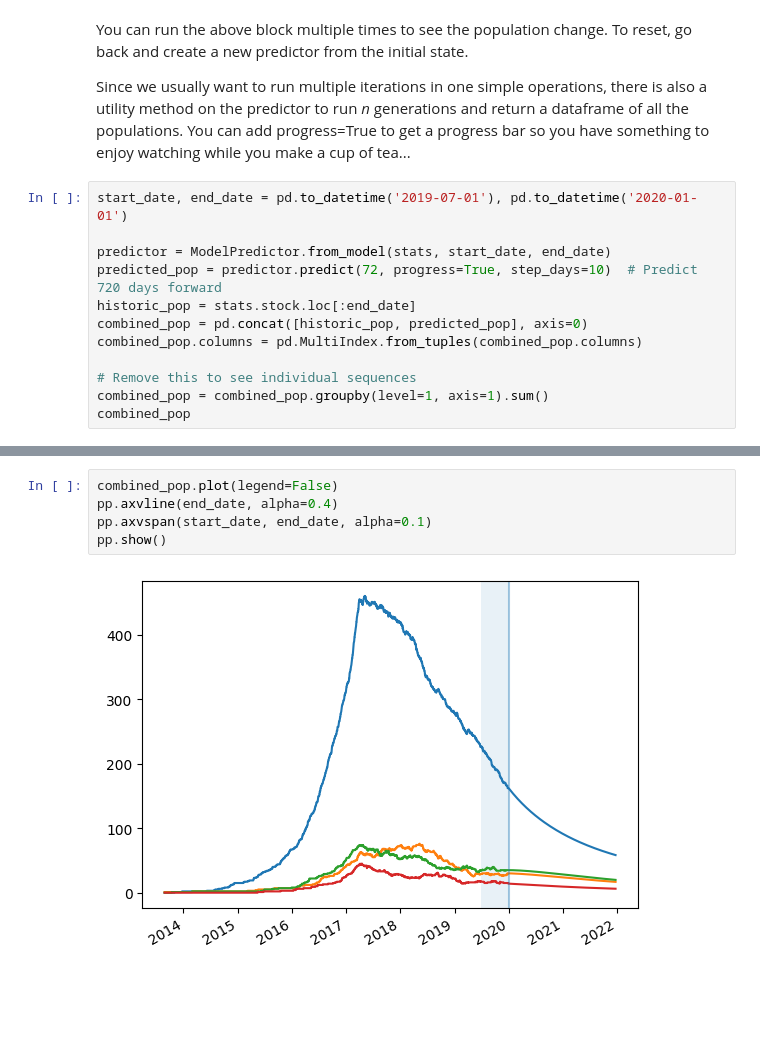
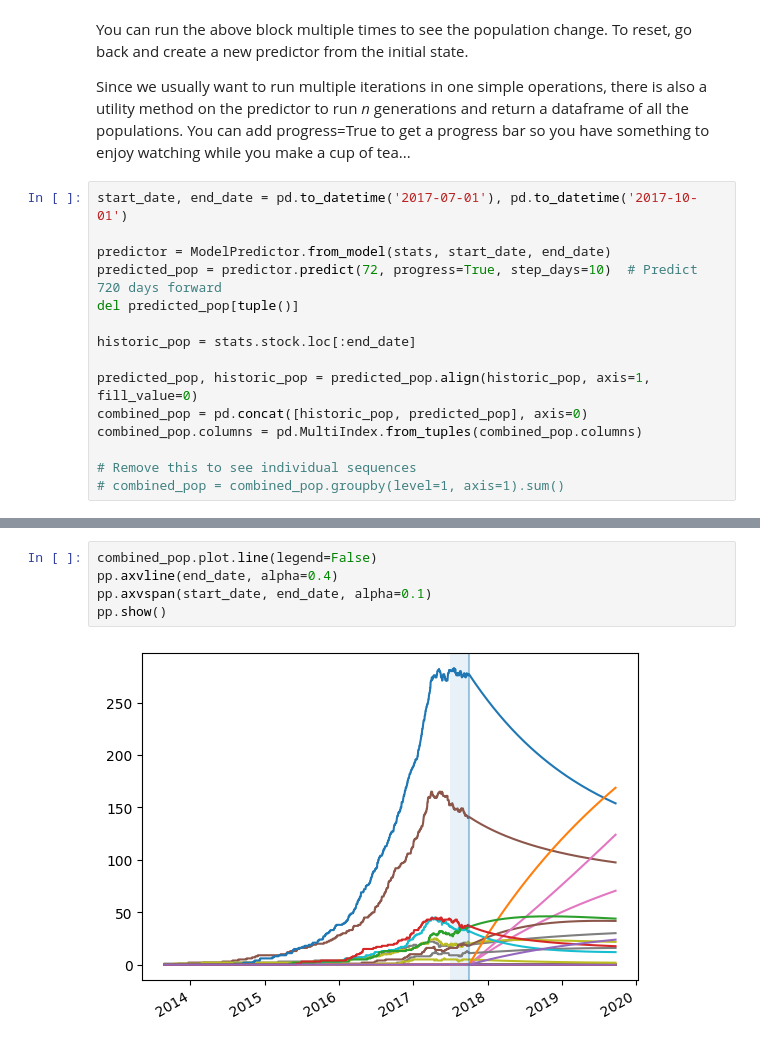
Before and after one commit to data-to-insight/cs-demand-model, a Jupyter notebook: docs/predict.ipynb, the cells around one changed output, grey strips where cells are left out. Saved outputs shown, nothing was run; the diff lists cells and outputs as text; blank space fills up the shorter version.

```diff
--- a/docs/predict.ipynb
+++ b/docs/predict.ipynb
@@ -170,14 +166,17 @@ You can run the above block multiple times to see the population change. To rese
 
 Since we usually want to run multiple iterations in one simple operations, there is also a utility method on the predictor to run *n* generations and return a dataframe of all the populations. You can add progress=True to get a progress bar so you have something to enjoy watching while you make a cup of tea...
 # %%
-start_date, end_date = pd.to_datetime('2019-07-01'), pd.to_datetime('2020-01-01')
+start_date, end_date = pd.to_datetime('2017-07-01'), pd.to_datetime('2017-10-01')
 
 predictor = ModelPredictor.from_model(stats, start_date, end_date)
 predicted_pop = predictor.predict(72, progress=True, step_days=10)  # Predict 720 days forward
+del predicted_pop[tuple()]
+
 historic_pop = stats.stock.loc[:end_date]
+
+predicted_pop, historic_pop = predicted_pop.align(historic_pop, axis=1, fill_value=0)
 combined_pop = pd.concat([historic_pop, predicted_pop], axis=0)
 combined_pop.columns = pd.MultiIndex.from_tuples(combined_pop.columns)
 
 # Remove this to see individual sequences
-combined_pop = combined_pop.groupby(level=1, axis=1).sum()
-combined_pop
+# combined_pop = combined_pop.groupby(level=1, axis=1).sum()
@@ -198,7 +183,7 @@ combined_pop
 # %%
-combined_pop.plot(legend=False)
+combined_pop.plot.line(legend=False)
 pp.axvline(end_date, alpha=0.4)
 pp.axvspan(start_date, end_date, alpha=0.1)
 pp.show()
 # %% [output]
-[figure, old version]
+[figure, new version]
```
Also changed, not shown: parts of 7 cells of this notebook, 2 other files.
